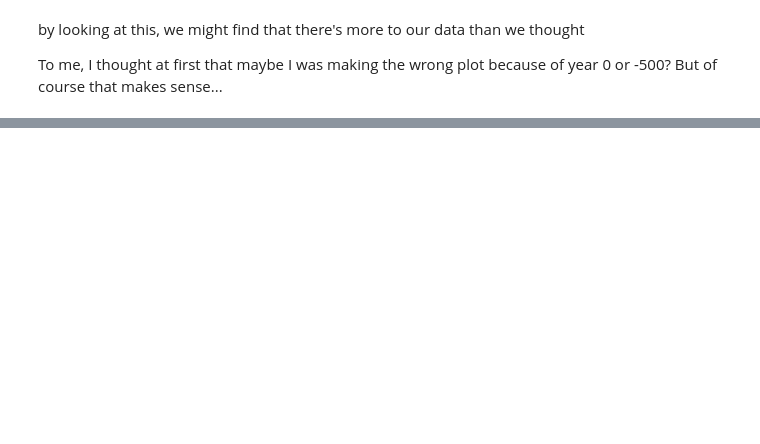
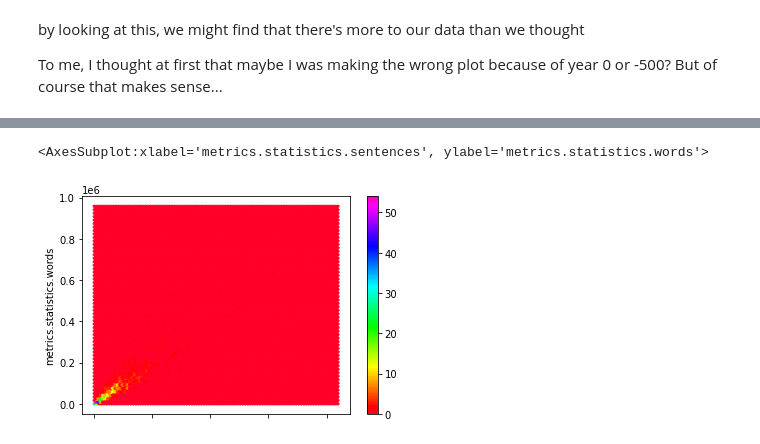
Before and after one commit to aarongaines/csx4501, a Jupyter notebook: 05_July25/01-classicsStats.ipynb, the cells around one changed output, grey strips where cells are left out. Drawn from its saved outputs; the diff is of its cells as text; code cells hidden in the pictures; blank space fills up the shorter version.

```diff
--- a/05_July25/01-classicsStats.ipynb
+++ b/05_July25/01-classicsStats.ipynb
@@ -99,8 +300,11 @@ df[df['metrics.statistics.sentences'] < 50000].plot(kind='scatter',
 # %%
 df[df['metrics.statistics.sentences'] < 50000].plot(kind='hexbin',
-                                                    cmap='gist_stern_r',
+                                                    cmap='gist_rainbow',
         x='metrics.statistics.sentences',
         y='metrics.statistics.words')
+# %% [output]
+<AxesSubplot:xlabel='metrics.statistics.sentences', ylabel='metrics.statistics.words'>
+[figure, added]
 # %%
 df[(df['metrics.statistics.sentences'] < 20000) &
   (df['metrics.statistics.sentences'] < 2000)].plot(kind='hexbin',
```
Also changed, not shown: parts of 36 cells of this notebook, 2 other files.
